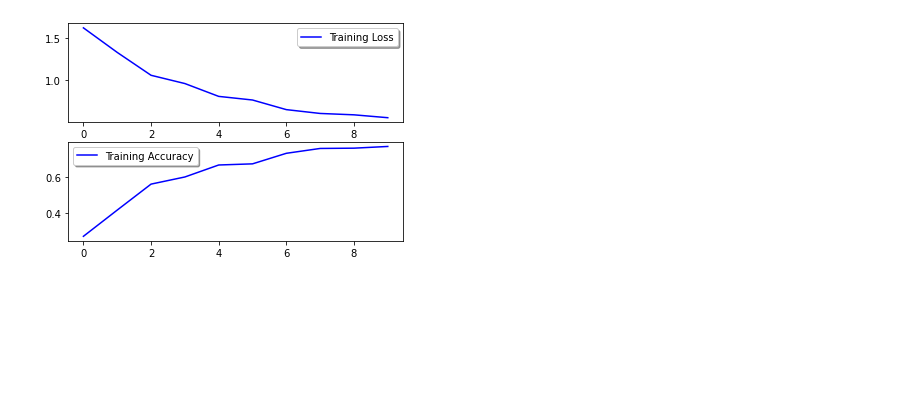
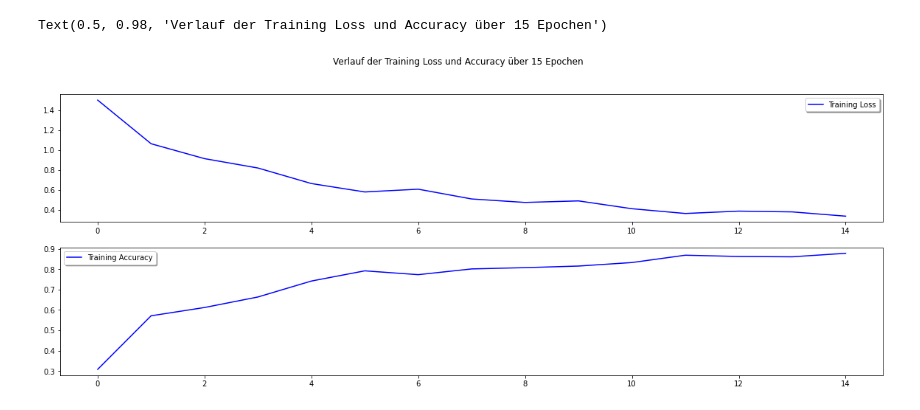
Before and after one commit to tomisboy/ML-dhbw, a Jupyter notebook: hunde_Aufgabe2.ipynb, the cells around one changed output. Drawn from its saved outputs; the diff is of its cells as text; code cells hidden in the pictures; blank space fills up the shorter version.

```diff
--- a/hunde_Aufgabe2.ipynb
+++ b/hunde_Aufgabe2.ipynb
@@ -85,7 +85,7 @@ Y_test = tf.one_hot(Y_test.astype(np.int32), depth=5)
 # %%
 batch_size = 32
 num_classes = 5  ## (Anzahl der Hunderassen)
-epochs = 10
+epochs = 15
 
 model = tf.keras.models.Sequential([
     tf.keras.layers.Conv2D(32, 3, padding='same', activation='relu'),
@@ -115,6 +115,5 @@ model.compile(optimizer="adam",
 # %%
 history =model.fit(X_train, Y_train,
           batch_size=batch_size,
-          epochs=epochs,
-          )
+          epochs=epochs)
 # %% [output]
@@ -141,11 +137,14 @@ Epoch 10/10
 # %%
-fig, ax = plt.subplots(2,1)
+
+fig, ax = plt.subplots(2,1, figsize=(20, 7))
 ax[0].plot(history.history['loss'], color='b', label="Training Loss")
 legend = ax[0].legend(loc='best', shadow=True)
 ax[1].plot(history.history['acc'], color='b', label="Training Accuracy")
 legend = ax[1].legend(loc='best', shadow=True)
+fig.suptitle("Verlauf der Training Loss und Accuracy über " +str(epochs) + " Epochen" )
 # %% [output]
+Text(0.5, 0.98, 'Verlauf der Training Loss und Accuracy über 15 Epochen')
-[figure, old version]
+[figure, new version]
 # %%
 ## Evalierungstest des CNN mit den TEST Daten
 score = model.evaluate(X_test, Y_test, verbose=0)
```
Also changed, not shown: parts of 4 cells of this notebook, 7 other files.
